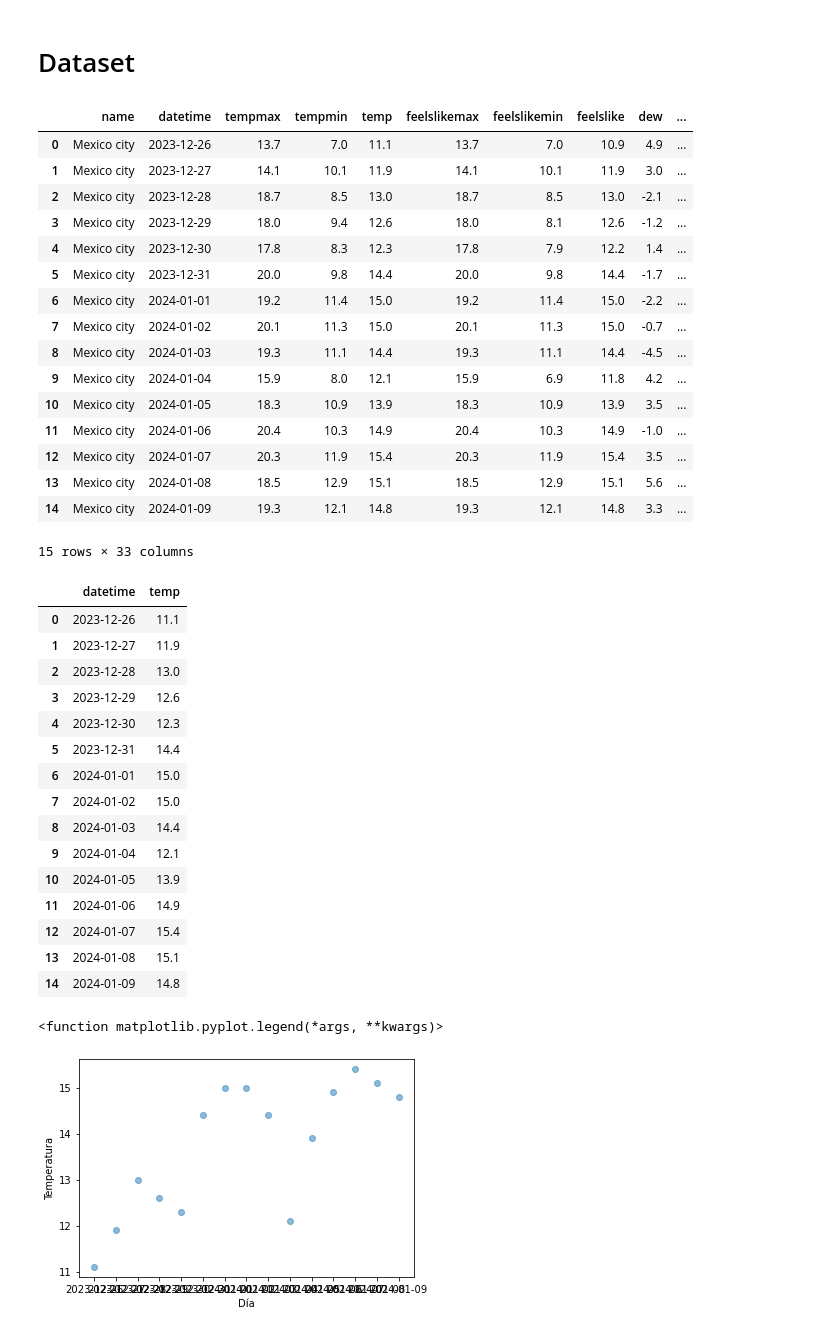
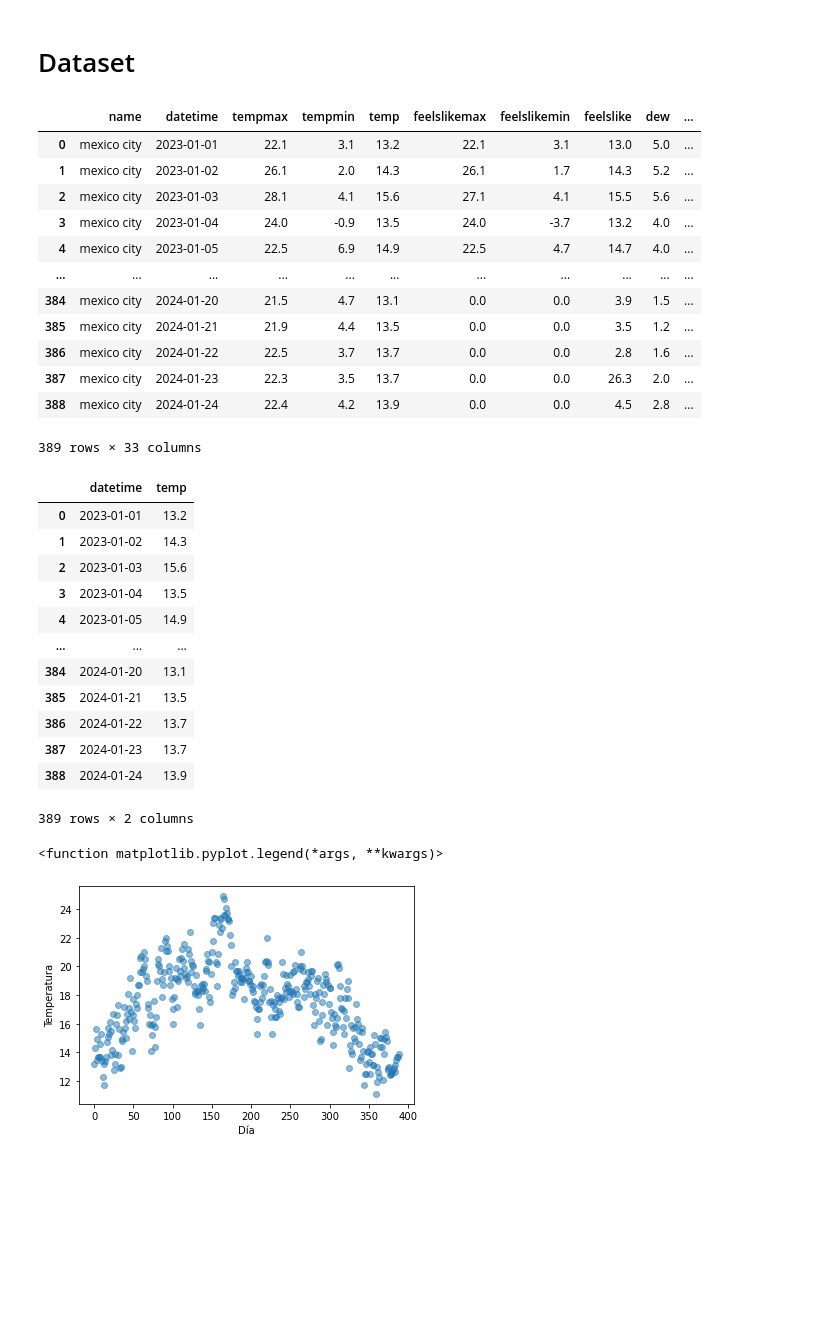
Before and after one commit to gabrieltorres519/Curso_ML_Python_Programador_IA, a Jupyter notebook: 4_Algoritmos_de_Regresión/2_Árboles_de_decisión.ipynb, the cells around one changed output. Drawn from its saved outputs; the diff is of its cells as text; code cells hidden in the pictures; blank space fills up the shorter version.

```diff
--- a/4_Algoritmos_de_Regresión/2_Árboles_de_decisión.ipynb
+++ b/4_Algoritmos_de_Regresión/2_Árboles_de_decisión.ipynb
@@ -2,55 +2,48 @@
 # Dataset
 # %%
 import pandas as pd
-weather = pd.read_csv("Mexico_city.csv")
+weather = pd.read_csv("mexico city 2023-01-01 to 2024-01-24.csv")
 weather
 # %% [output]
 |  | name | datetime | tempmax | tempmin | temp | feelslikemax | feelslikemin | feelslike | dew | ... |
-| 0 | Mexico city | 2023-12-26 | 13.7 | 7.0 | 11.1 | 13.7 | 7.0 | 10.9 | 4.9 | ... |
-| 1 | Mexico city | 2023-12-27 | 14.1 | 10.1 | 11.9 | 14.1 | 10.1 | 11.9 | 3.0 | ... |
-| 2 | Mexico city | 2023-12-28 | 18.7 | 8.5 | 13.0 | 18.7 | 8.5 | 13.0 | -2.1 | ... |
-| 3 | Mexico city | 2023-12-29 | 18.0 | 9.4 | 12.6 | 18.0 | 8.1 | 12.6 | -1.2 | ... |
-| 4 | Mexico city | 2023-12-30 | 17.8 | 8.3 | 12.3 | 17.8 | 7.9 | 12.2 | 1.4 | ... |
-| 5 | Mexico city | 2023-12-31 | 20.0 | 9.8 | 14.4 | 20.0 | 9.8 | 14.4 | -1.7 | ... |
-| 6 | Mexico city | 2024-01-01 | 19.2 | 11.4 | 15.0 | 19.2 | 11.4 | 15.0 | -2.2 | ... |
-| 7 | Mexico city | 2024-01-02 | 20.1 | 11.3 | 15.0 | 20.1 | 11.3 | 15.0 | -0.7 | ... |
-| 8 | Mexico city | 2024-01-03 | 19.3 | 11.1 | 14.4 | 19.3 | 11.1 | 14.4 | -4.5 | ... |
-| 9 | Mexico city | 2024-01-04 | 15.9 | 8.0 | 12.1 | 15.9 | 6.9 | 11.8 | 4.2 | ... |
-| 10 | Mexico city | 2024-01-05 | 18.3 | 10.9 | 13.9 | 18.3 | 10.9 | 13.9 | 3.5 | ... |
-| 11 | Mexico city | 2024-01-06 | 20.4 | 10.3 | 14.9 | 20.4 | 10.3 | 14.9 | -1.0 | ... |
-| 12 | Mexico city | 2024-01-07 | 20.3 | 11.9 | 15.4 | 20.3 | 11.9 | 15.4 | 3.5 | ... |
-| 13 | Mexico city | 2024-01-08 | 18.5 | 12.9 | 15.1 | 18.5 | 12.9 | 15.1 | 5.6 | ... |
-| 14 | Mexico city | 2024-01-09 | 19.3 | 12.1 | 14.8 | 19.3 | 12.1 | 14.8 | 3.3 | ... |
+| 0 | mexico city | 2023-01-01 | 22.1 | 3.1 | 13.2 | 22.1 | 3.1 | 13.0 | 5.0 | ... |
+| 1 | mexico city | 2023-01-02 | 26.1 | 2.0 | 14.3 | 26.1 | 1.7 | 14.3 | 5.2 | ... |
+| 2 | mexico city | 2023-01-03 | 28.1 | 4.1 | 15.6 | 27.1 | 4.1 | 15.5 | 5.6 | ... |
+| 3 | mexico city | 2023-01-04 | 24.0 | -0.9 | 13.5 | 24.0 | -3.7 | 13.2 | 4.0 | ... |
+| 4 | mexico city | 2023-01-05 | 22.5 | 6.9 | 14.9 | 22.5 | 4.7 | 14.7 | 4.0 | ... |
+| ... | ... | ... | ... | ... | ... | ... | ... | ... | ... | ... |
+| 384 | mexico city | 2024-01-20 | 21.5 | 4.7 | 13.1 | 0.0 | 0.0 | 3.9 | 1.5 | ... |
+| 385 | mexico city | 2024-01-21 | 21.9 | 4.4 | 13.5 | 0.0 | 0.0 | 3.5 | 1.2 | ... |
+| 386 | mexico city | 2024-01-22 | 22.5 | 3.7 | 13.7 | 0.0 | 0.0 | 2.8 | 1.6 | ... |
+| 387 | mexico city | 2024-01-23 | 22.3 | 3.5 | 13.7 | 0.0 | 0.0 | 26.3 | 2.0 | ... |
+| 388 | mexico city | 2024-01-24 | 22.4 | 4.2 | 13.9 | 0.0 | 0.0 | 4.5 | 2.8 | ... |
-15 rows × 33 columns
+389 rows × 33 columns
 # %%
 weather_filtered = weather[['datetime', 'temp']]
 weather_filtered
 # %% [output]
 |  | datetime | temp |
-| 0 | 2023-12-26 | 11.1 |
-| 1 | 2023-12-27 | 11.9 |
-| 2 | 2023-12-28 | 13.0 |
-| 3 | 2023-12-29 | 12.6 |
-| 4 | 2023-12-30 | 12.3 |
-| 5 | 2023-12-31 | 14.4 |
-| 6 | 2024-01-01 | 15.0 |
-| 7 | 2024-01-02 | 15.0 |
-| 8 | 2024-01-03 | 14.4 |
-| 9 | 2024-01-04 | 12.1 |
-| 10 | 2024-01-05 | 13.9 |
-| 11 | 2024-01-06 | 14.9 |
-| 12 | 2024-01-07 | 15.4 |
-| 13 | 2024-01-08 | 15.1 |
-| 14 | 2024-01-09 | 14.8 |
+| 0 | 2023-01-01 | 13.2 |
+| 1 | 2023-01-02 | 14.3 |
+| 2 | 2023-01-03 | 15.6 |
+| 3 | 2023-01-04 | 13.5 |
+| 4 | 2023-01-05 | 14.9 |
+| ... | ... | ... |
+| 384 | 2024-01-20 | 13.1 |
+| 385 | 2024-01-21 | 13.5 |
+| 386 | 2024-01-22 | 13.7 |
+| 387 | 2024-01-23 | 13.7 |
+| 388 | 2024-01-24 | 13.9 |
+389 rows × 2 columns
 # %%
 import matplotlib.pyplot as plt
 
 
 plt.figure() # Objeto
-plt.scatter(weather_filtered['datetime'], weather_filtered['temp'], alpha=0.5) # Agregando los valores de los ejes
+plt.scatter(weather_filtered['datetime'].index, weather_filtered['temp'], alpha=0.5) # Agregando los valores de los ejes
 plt.xlabel('Día')
 plt.ylabel('Temperatura')
 plt.legend
 # %% [output]
 <function matplotlib.pyplot.legend(*args, **kwargs)>
-[figure, old version]
+[figure, new version]
```
Also changed, not shown: parts of 3 cells of this notebook, 1 other file.
